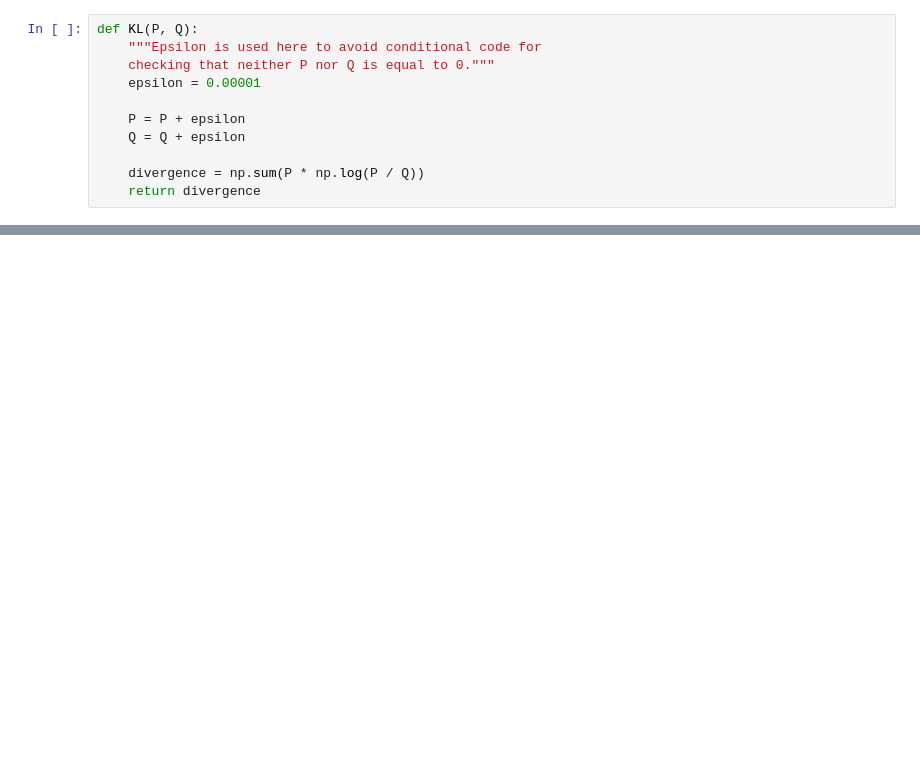
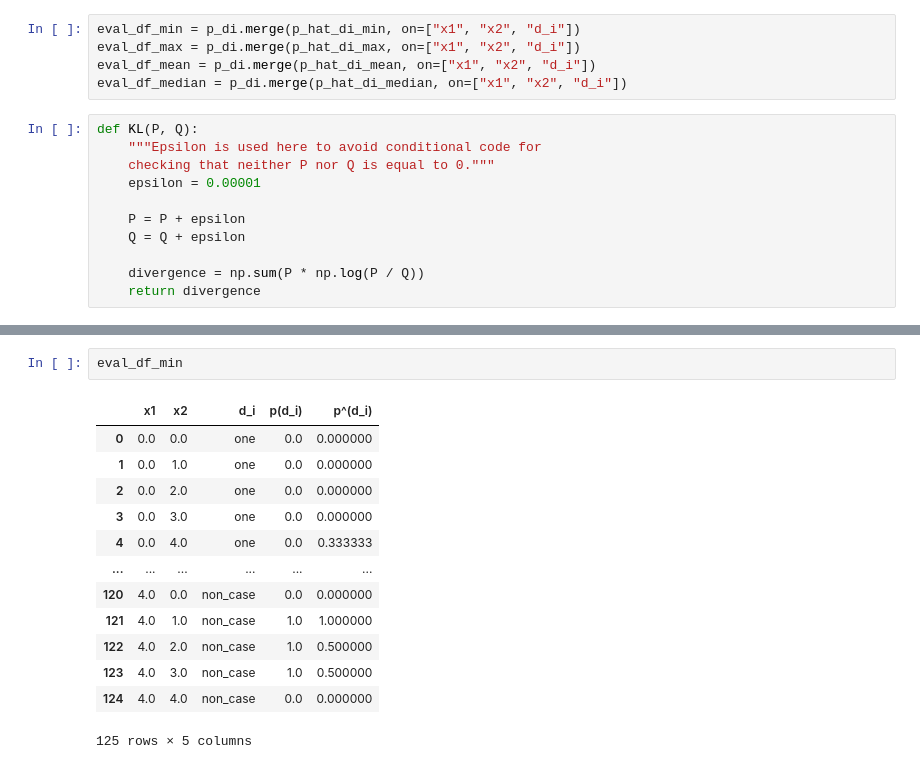
Before and after one commit to aauss/epi-quark, a Jupyter notebook: lean_score.ipynb, the cells around one changed output, grey strips where cells are left out. Drawn from its saved outputs; the diff is of its cells as text; blank space fills up the shorter version.

```diff
--- a/lean_score.ipynb
+++ b/lean_score.ipynb
@@ -389,3 +439,8 @@ eval_df.head()
+# %%
+eval_df_min = p_di.merge(p_hat_di_min, on=["x1", "x2", "d_i"])
+eval_df_max = p_di.merge(p_hat_di_max, on=["x1", "x2", "d_i"])
+eval_df_mean = p_di.merge(p_hat_di_mean, on=["x1", "x2", "d_i"])
+eval_df_median = p_di.merge(p_hat_di_median, on=["x1", "x2", "d_i"])
 # %%
 def KL(P, Q):
     """Epsilon is used here to avoid conditional code for
@@ -409,0 +505,16 @@ metrics.mutual_info_score(eval_df["p(d_i)"].values, eval_df["p^(d_i)"].values)
+# %%
+eval_df_min
+# %% [output]
+|  | x1 | x2 | d_i | p(d_i) | p^(d_i) |
+| 0 | 0.0 | 0.0 | one | 0.0 | 0.000000 |
+| 1 | 0.0 | 1.0 | one | 0.0 | 0.000000 |
+| 2 | 0.0 | 2.0 | one | 0.0 | 0.000000 |
+| 3 | 0.0 | 3.0 | one | 0.0 | 0.000000 |
+| 4 | 0.0 | 4.0 | one | 0.0 | 0.333333 |
+| ... | ... | ... | ... | ... | ... |
+| 120 | 4.0 | 0.0 | non_case | 0.0 | 0.000000 |
+| 121 | 4.0 | 1.0 | non_case | 1.0 | 1.000000 |
+| 122 | 4.0 | 2.0 | non_case | 1.0 | 0.500000 |
+| 123 | 4.0 | 3.0 | non_case | 1.0 | 0.500000 |
+| 124 | 4.0 | 4.0 | non_case | 0.0 | 0.000000 |
+125 rows × 5 columns
```
Also changed, not shown: parts of 25 cells of this notebook.
